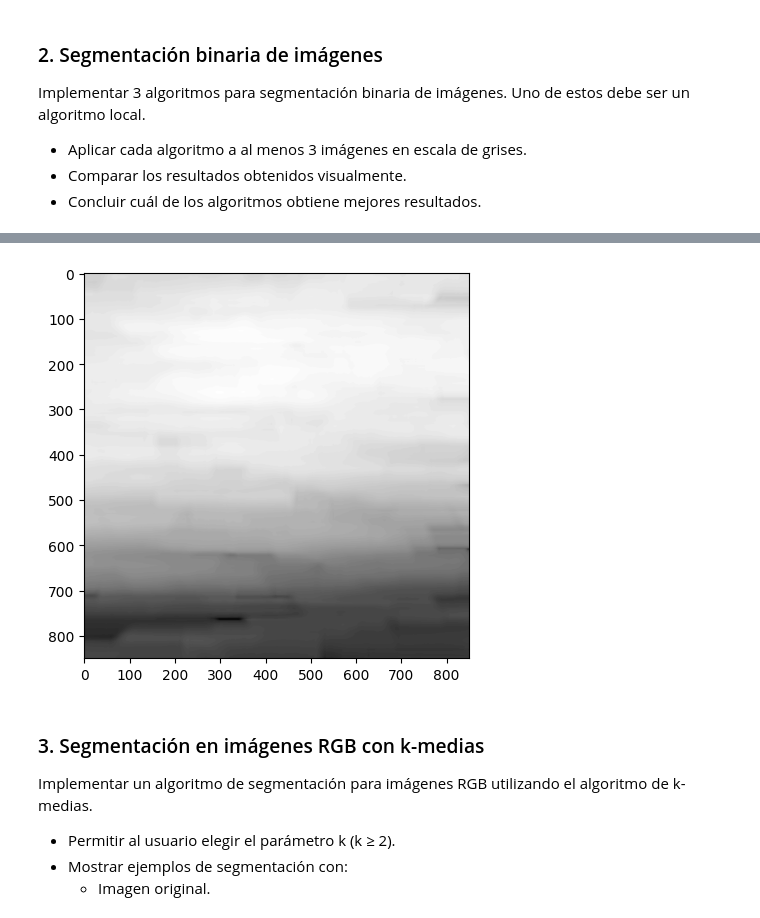
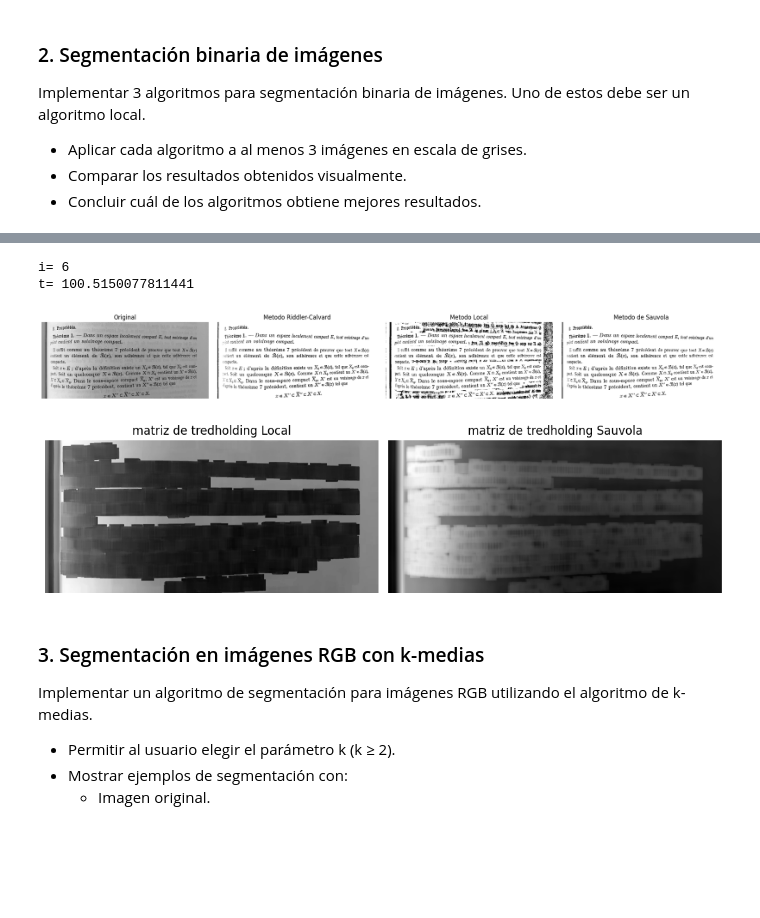
Before and after one commit to DiggsPapu/computer-vision-lab-1, a Jupyter notebook: Lab1.ipynb, the cells around one changed output, grey strips where cells are left out. Cells and saved outputs as stored; diff of their text form; code cells hidden in the pictures; blank space fills up the shorter version.

Commit message:
ejemplos de imagenes segmentadas ejercicio 2

```diff
--- a/Lab1.ipynb
+++ b/Lab1.ipynb
@@ -181,9 +216,25 @@ t= 130.77570362709005
+# %%
+riz = plt.imread('teorema.jpg')
+riz = ski.color.rgb2gray(riz[:,:,:3])
+
+riz = (riz*255).astype(np.uint8)
+
+I21, t, i = ThRC(riz)
+print('i=', i)
+print('t=', t)
+
+I22, Th1 = ThLocal(riz, 30,30)
+
+I23 , Th12 = ThSauvola(riz,30,.5,150)
+mostrar_imagenes(['Original','Metodo Riddler-Calvard', 'Metodo Local', 'Metodo de Sauvola'],[riz,I21, I22, I23])
+# %% [output]
+i= 6
+t= 100.5150077811441
+[figure, added]
 # %%
-plt.figure(figsize=(5,5))
-plt.imshow(Th, cmap='gray')
-plt.show()
+mostrar_imagenes(['matriz de tredholding Local','matriz de tredholding Sauvola'],[Th1,Th12])
 # %% [output]
-[figure, old version]
+[figure, new version]
 # %% [markdown]
 ### 3. Segmentación en imágenes RGB con k-medias
 
```
Also changed, not shown: parts of 12 cells of this notebook, 3 other files.
